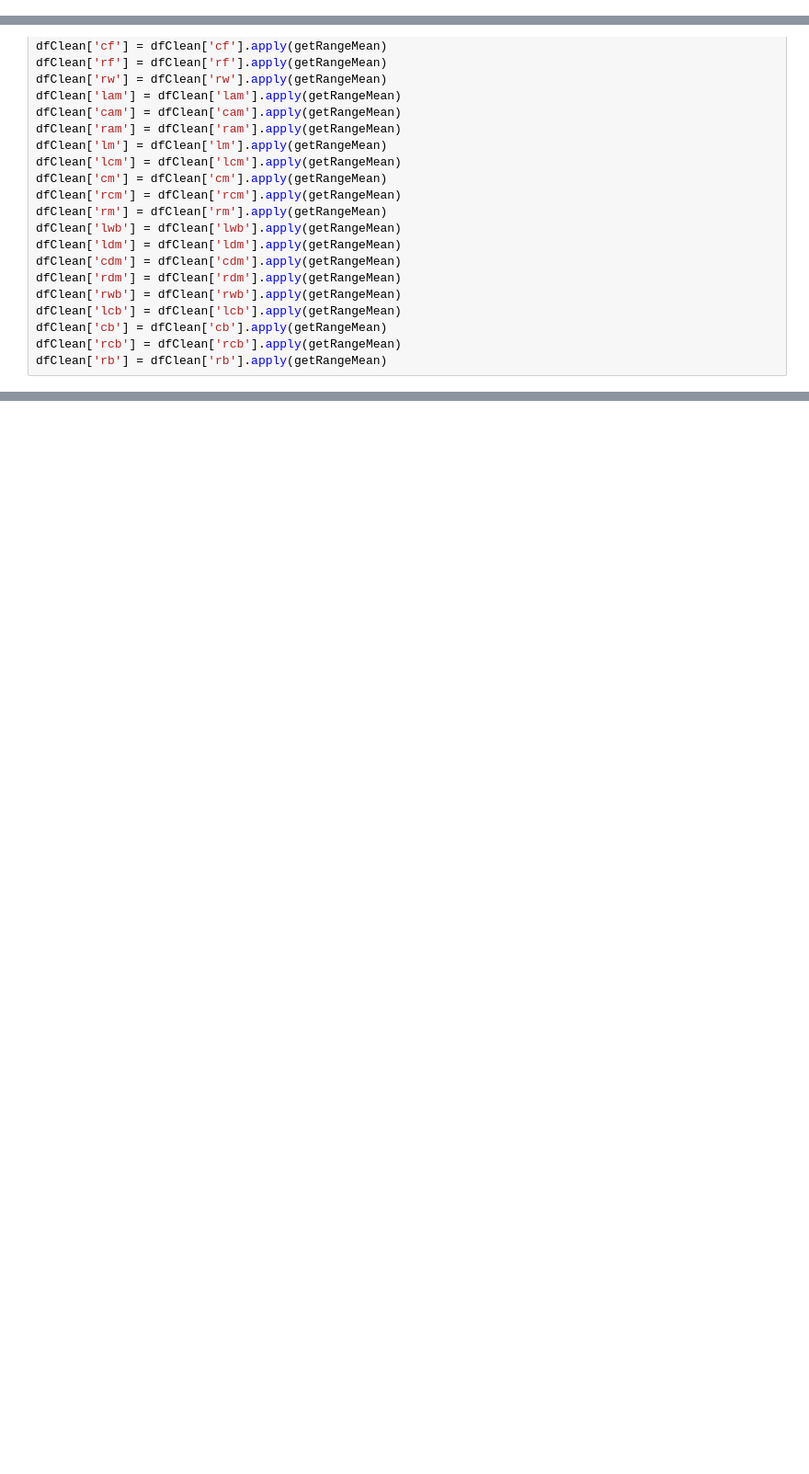
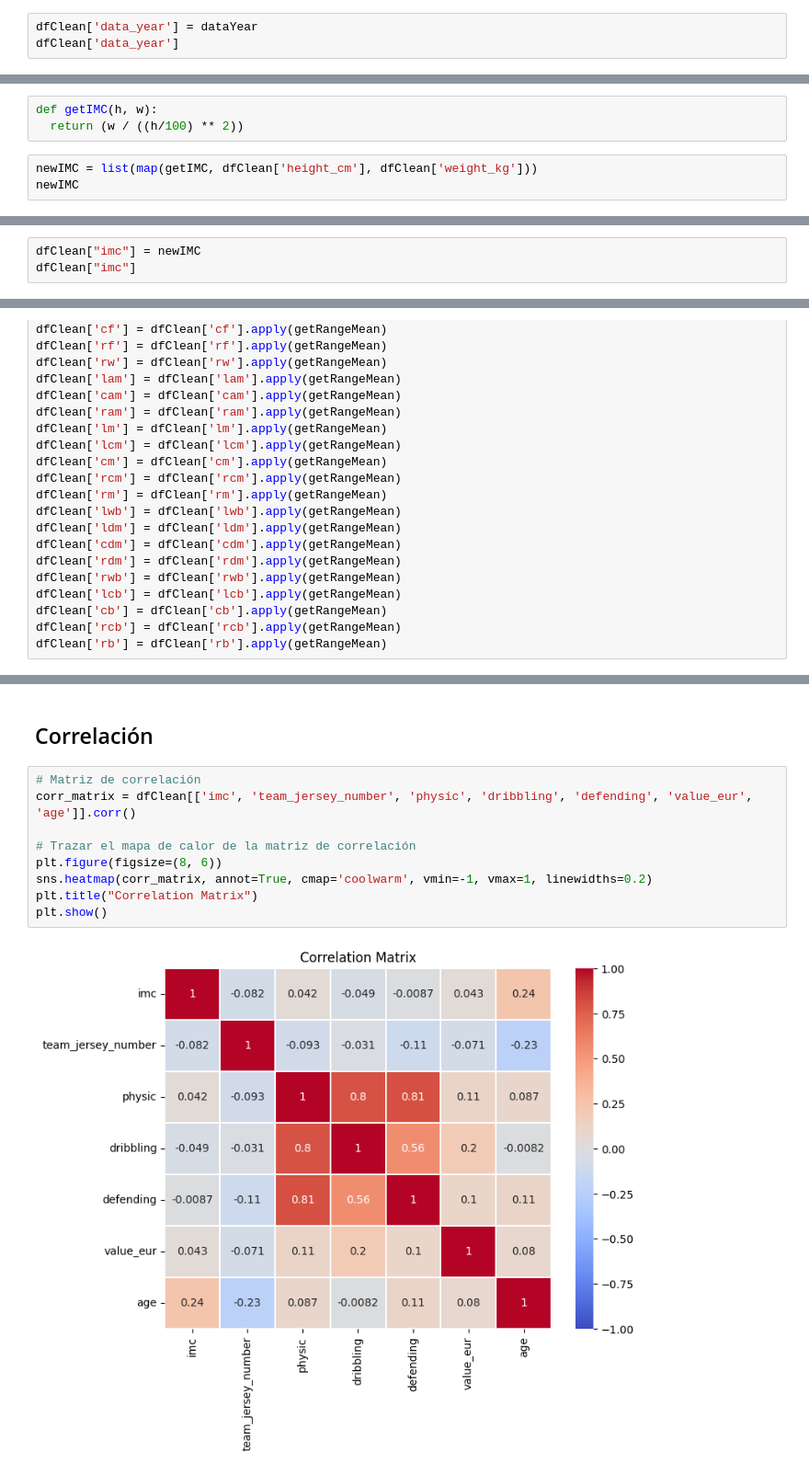
Before and after one commit to Marito-R-T/data-analytics-project, a Jupyter notebook: phase1/analysis.ipynb, the cells around one changed output, grey strips where cells are left out. Shown: that part at 92% size. Saved outputs shown, nothing was run; the diff lists cells and outputs as text; blank space fills up the shorter version.

Commit message:
ADD: data transformation and final analysis of data

```diff
--- a/phase1/analysis.ipynb
+++ b/phase1/analysis.ipynb
@@ -288,0 +326,3 @@ Se elimina la columna joined ya que tiene muchos nulos, el eliminar toda esta da
+# %%
+dfClean['data_year'] = dataYear
+dfClean['data_year']
@@ -288,0 +344,6 @@ Se elimina la columna joined ya que tiene muchos nulos, el eliminar toda esta da
+# %%
+def getIMC(h, w):
+  return (w / ((h/100) ** 2))
+# %%
+newIMC = list(map(getIMC, dfClean['height_cm'], dfClean['weight_kg']))
+newIMC
@@ -288,0 +368,3 @@ Se elimina la columna joined ya que tiene muchos nulos, el eliminar toda esta da
+# %%
+dfClean["imc"] = newIMC
+dfClean["imc"]
@@ -386,0 +483,13 @@ df[df["rcb"].isnull()]
+# %% [markdown]
+## Correlación
+# %%
+# Matriz de correlación
+corr_matrix = dfClean[['imc', 'team_jersey_number', 'physic', 'dribbling', 'defending', 'value_eur', 'age']].corr()
+
+# Trazar el mapa de calor de la matriz de correlación
+plt.figure(figsize=(8, 6))
+sns.heatmap(corr_matrix, annot=True, cmap='coolwarm', vmin=-1, vmax=1, linewidths=0.2)
+plt.title("Correlation Matrix")
+plt.show()
+# %% [output]
+[figure, added]
```
Also changed, not shown: parts of 29 cells of this notebook, 1 other file.
